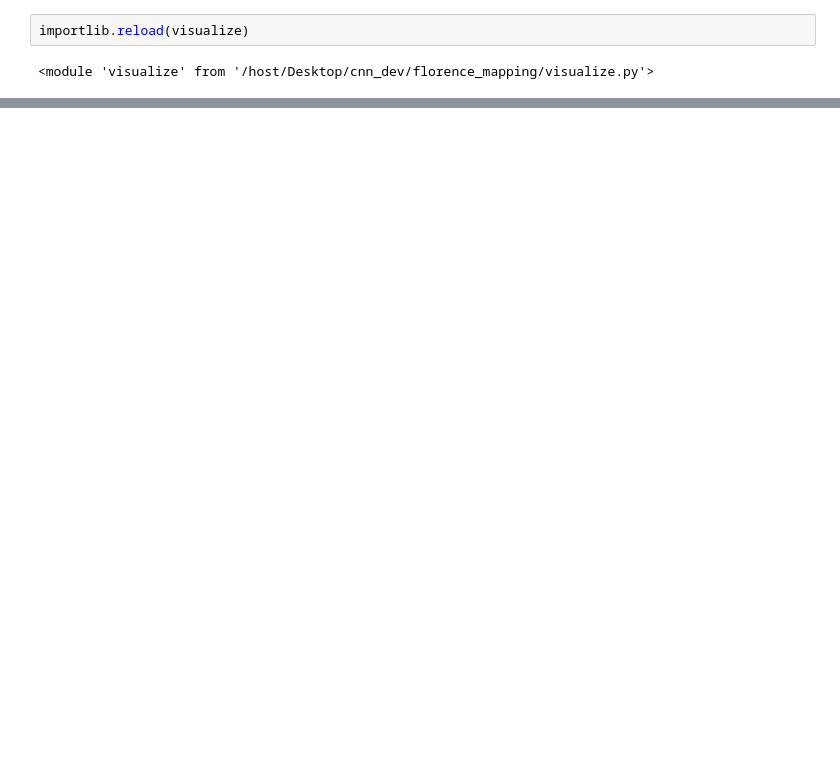
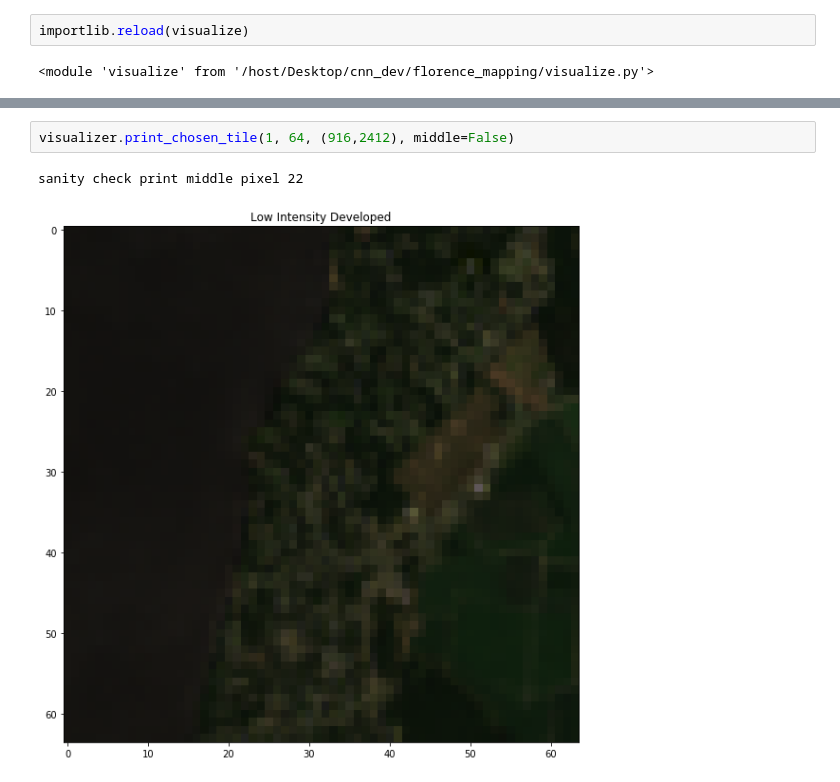
Before and after one commit to patrickcgray/landcover_rcnn, a Jupyter notebook: data analysis.ipynb, the cells around one changed output, grey strips where cells are left out. Saved outputs shown, nothing was run; the diff lists cells and outputs as text; blank space fills up the shorter version.

```diff
--- a/data analysis.ipynb
+++ b/data analysis.ipynb
@@ -79,0 +38,5 @@ sanity check print middle pixel 11
+# %%
+visualizer.print_chosen_tile(1, 64, (916,2412), middle=False)
+# %% [output]
+sanity check print middle pixel 22
+[figure, added]
```
Also changed, not shown: parts of 17 cells of this notebook, 4 other files.
